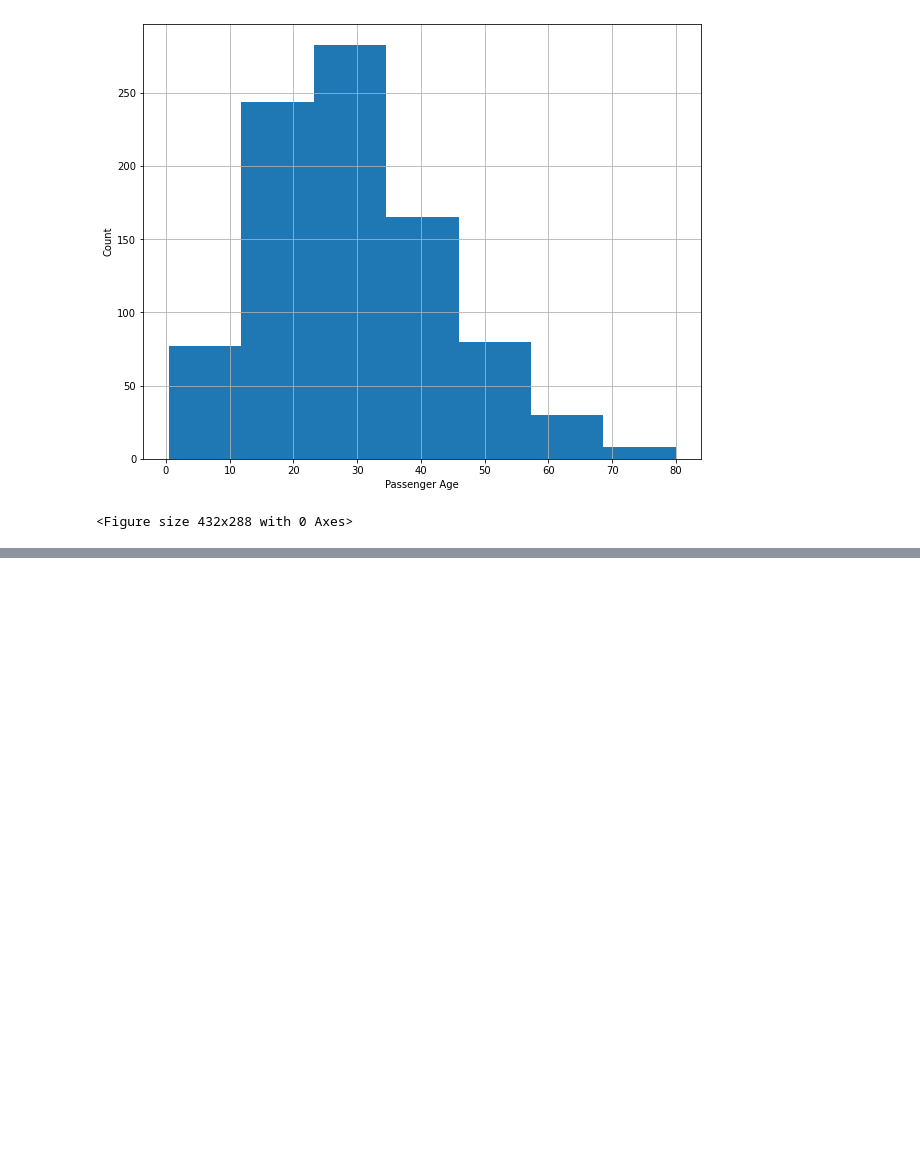
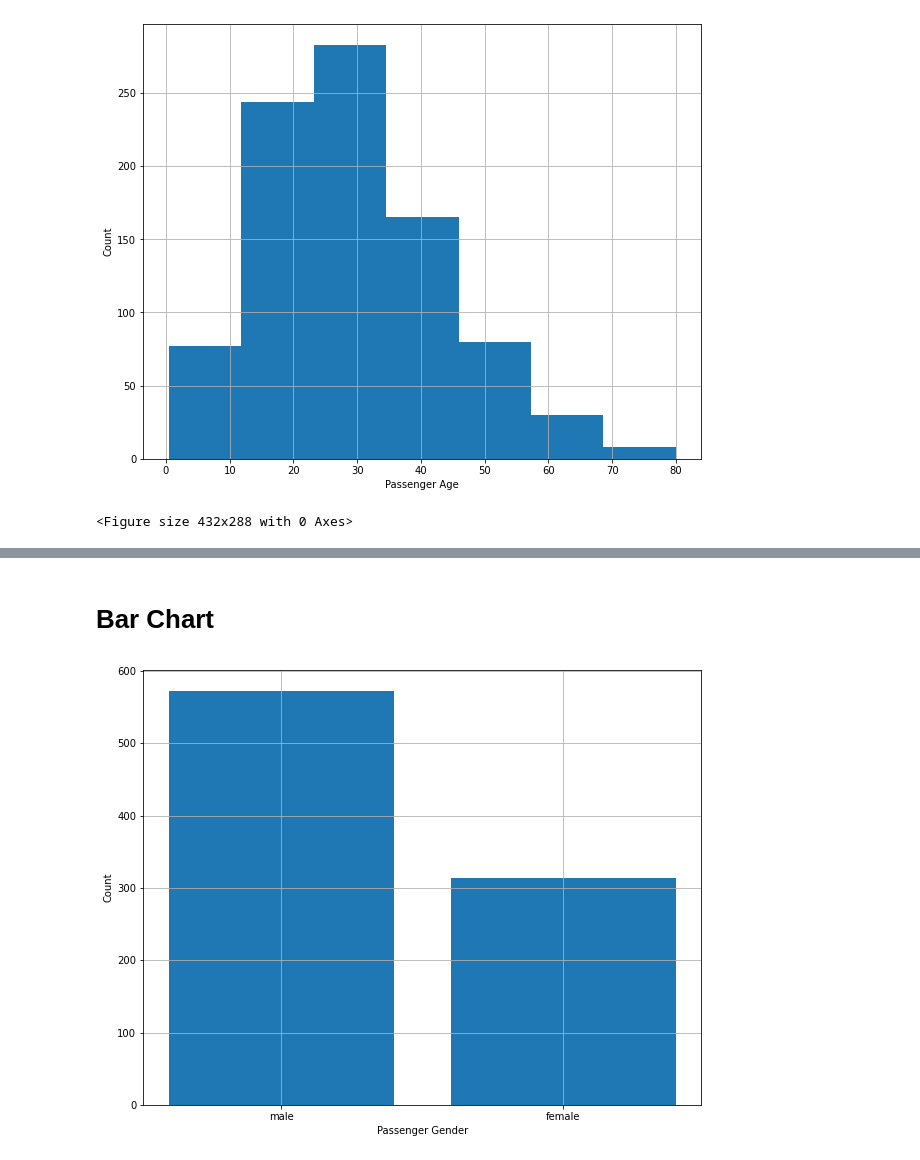
Before and after one commit to oscarm524/Python_Programming_for_Data_Science, a Jupyter notebook: Data_Visualization/Data_Visualization.ipynb, the cells around one changed output, grey strips where cells are left out. Saved outputs shown, nothing was run; the diff lists cells and outputs as text; code cells hidden in the pictures; blank space fills up the shorter version.

```diff
--- a/Data_Visualization/Data_Visualization.ipynb
+++ b/Data_Visualization/Data_Visualization.ipynb
@@ -67,0 +102,21 @@ plt.show()
+# %% [markdown]
+# Bar Chart
+# %%
+## Creating a new figure
+plt.figure(figsize = (10, 8))
+
+## Creating a bar-chart for Sex
+values = titanic['Sex'].unique()
+counts = titanic['Sex'].value_counts()
+
+plt.bar(values, counts)
+plt.xlabel('Passenger Gender')
+plt.ylabel('Count')
+
+plt.grid()
+plt.show()
+
+## saving the plot
+# plt.savefig('bar_chart.pdf')
+# %% [output]
+[figure, added]
```
Also changed, not shown: parts of 3 cells of this notebook.
